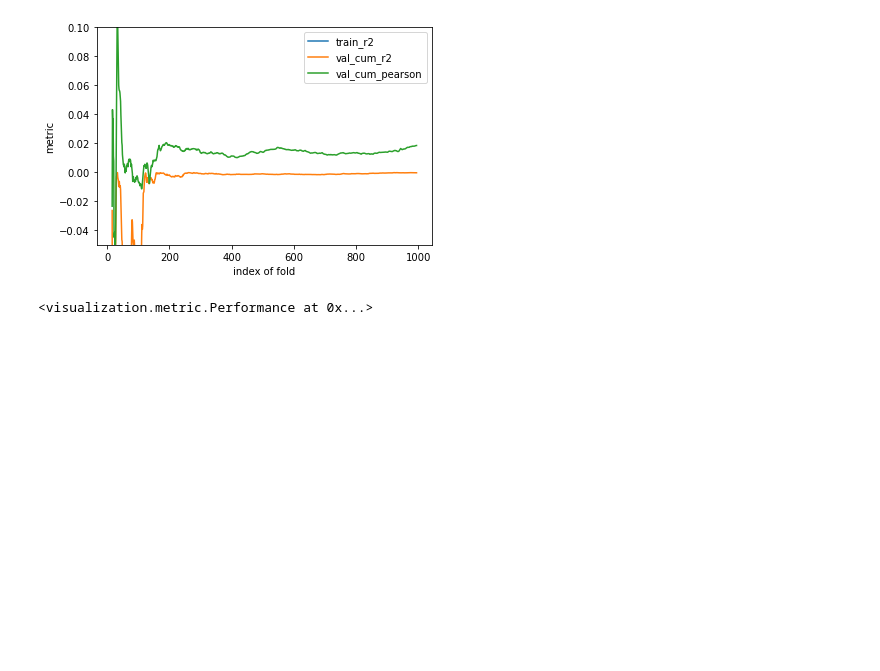
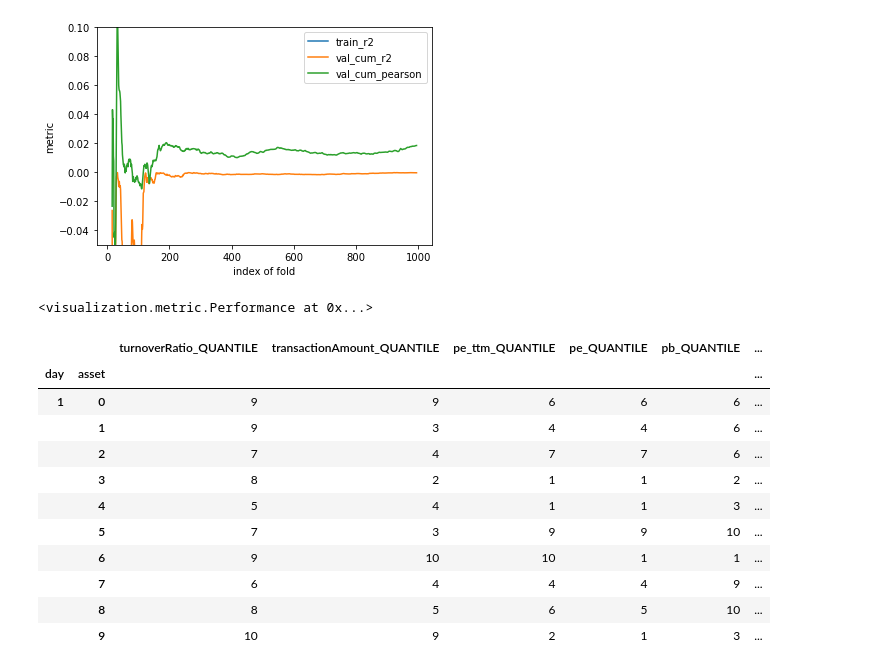
Before and after one commit to owen8877/qids-2023-comp, a Jupyter notebook: playground/shockspeare/NN_LSTM.ipynb, the cells around one changed output. Cells and saved outputs as stored; diff of their text form; code cells hidden in the pictures; blank space fills up the shorter version.

```diff
--- a/playground/shockspeare/NN_LSTM.ipynb
+++ b/playground/shockspeare/NN_LSTM.ipynb
@@ -800,25 +845,18 @@ performance
 # %%
 model_path = '../../model/dump/1DConv'
 torch.save(net.state_dict(), model_path)
-# %%
-from qids_lib import QIDS
-from pipeline.backtest import evaluation_for_submission
-
-
-dataset = Dataset.load('../data/parsed')
-df = pd.concat([dataset.fundamental, extract_market_data(dataset.market)], axis=1).dropna()
-df['return_known'] = df['return'].shift(2*54)
-df=df.dropna()
-f_quantile_feature = ['turnoverRatio_QUANTILE', 'transactionAmount_QUANTILE', 'pb_QUANTILE', 'ps_QUANTILE',
-                      'pe_ttm_QUANTILE', 'pe_QUANTILE', 'pcf_QUANTILE', 'return_known']
-m_quantile_feature = ['avg_price_QUANTILE', 'volatility_QUANTILE', 'mean_volume_QUANTILE', 'return_known']
-# feature = ['turnoverRatio', 'transactionAmount', 'pb', 'ps', 'pe_ttm', 'pe', 'pcf', 'avg_price', 'volatility',
-#            'mean_volume']
-
-
-
-# q_df, _ = data_quantization(dataset.fundamental)
-# full_df = pd.concat([q_df, dataset.ref_return], axis=1).dropna()
-# model = linear_model(full_df[f_quantile_feature], full_df['return'])
-
-qids = QIDS(path_prefix='../')
+# %%
+df.head(10)
+# %% [output]
+|  |  | turnoverRatio_QUANTILE | transactionAmount_QUANTILE | pe_ttm_QUANTILE | pe_QUANTILE | pb_QUANTILE | ... |
+| day | asset |  |  |  |  |  | ... |
+| 1 | 0 | 9 | 9 | 6 | 6 | 6 | ... |
+|  | 1 | 9 | 3 | 4 | 4 | 6 | ... |
+|  | 2 | 7 | 4 | 7 | 7 | 6 | ... |
+|  | 3 | 8 | 2 | 1 | 1 | 2 | ... |
+|  | 4 | 5 | 4 | 1 | 1 | 3 | ... |
+|  | 5 | 7 | 3 | 9 | 9 | 10 | ... |
+|  | 6 | 9 | 10 | 10 | 1 | 1 | ... |
+|  | 7 | 6 | 4 | 4 | 4 | 9 | ... |
+|  | 8 | 8 | 5 | 6 | 5 | 10 | ... |
+|  | 9 | 10 | 9 | 2 | 1 | 3 | ... |
```
Also changed, not shown: parts of 24 cells of this notebook.
